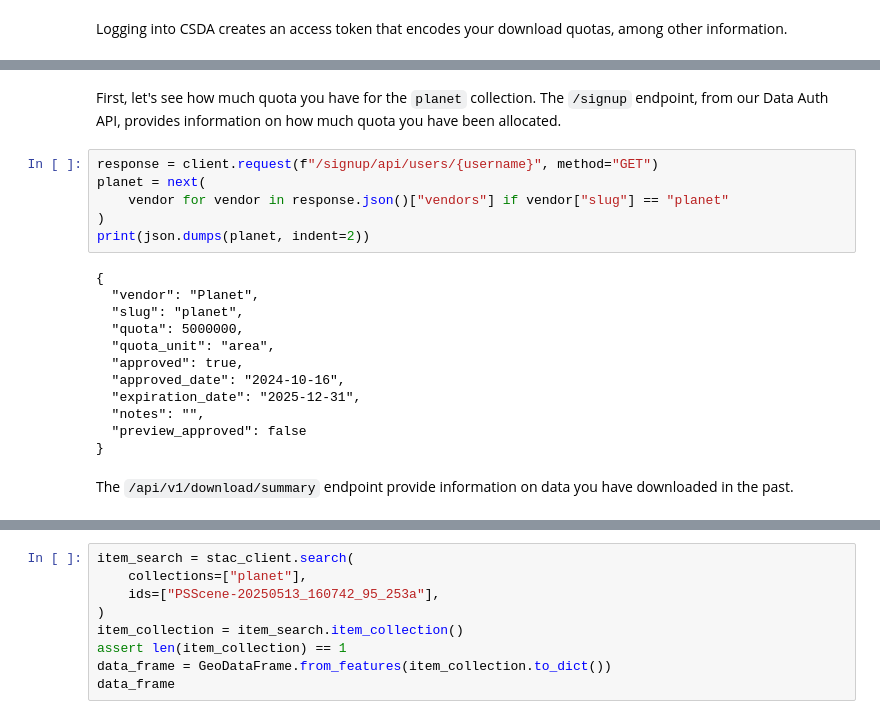
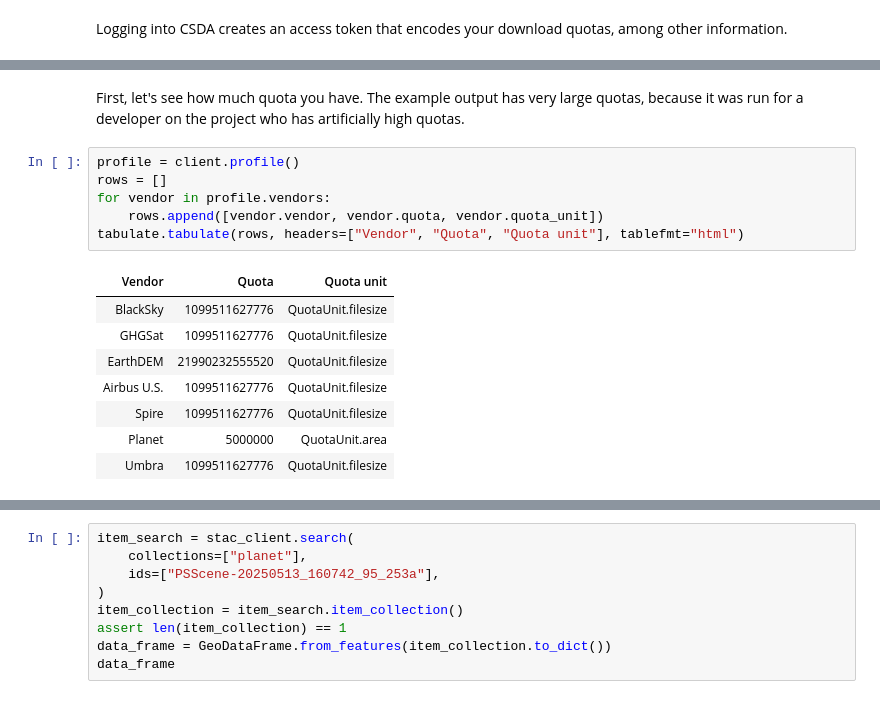
Before and after one commit to NASA-IMPACT/csda-client, a Jupyter notebook: docs/download.ipynb, the cells around one changed output, grey strips where cells are left out. Saved outputs shown, nothing was run; the diff lists cells and outputs as text.

```diff
--- a/docs/download.ipynb
+++ b/docs/download.ipynb
@@ -136,25 +135,20 @@ response.json()
 # %% [output]
 'Hello gadomski, you have a valid token!'
 # %% [markdown]
-First, let's see how much quota you have for the `planet` collection.
-The `/signup` endpoint, from our Data Auth API, provides information on how much quota you have been allocated.
+First, let's see how much quota you have.
+The example output has very large quotas, because it was run for a developer on the project who has artificially high quotas.
 # %%
-response = client.request(f"/signup/api/users/{username}", method="GET")
-planet = next(
-    vendor for vendor in response.json()["vendors"] if vendor["slug"] == "planet"
-)
-print(json.dumps(planet, indent=2))
+profile = client.profile()
+rows = []
+for vendor in profile.vendors:
+    rows.append([vendor.vendor, vendor.quota, vendor.quota_unit])
+tabulate.tabulate(rows, headers=["Vendor", "Quota", "Quota unit"], tablefmt="html")
 # %% [output]
-{
-  "vendor": "Planet",
-  "slug": "planet",
-  "quota": 5000000,
-  "quota_unit": "area",
-  "approved": true,
-  "approved_date": "2024-10-16",
-  "expiration_date": "2025-12-31",
-  "notes": "",
-  "preview_approved": false
-}
+| Vendor | Quota | Quota unit |
+| BlackSky | 1099511627776 | QuotaUnit.filesize |
+| GHGSat | 1099511627776 | QuotaUnit.filesize |
+| EarthDEM | 21990232555520 | QuotaUnit.filesize |
+| Airbus U.S. | 1099511627776 | QuotaUnit.filesize |
+| Spire | 1099511627776 | QuotaUnit.filesize |
+| Planet | 5000000 | QuotaUnit.area |
+| Umbra | 1099511627776 | QuotaUnit.filesize |
-# %% [markdown]
-The `/api/v1/download/summary` endpoint provide information on data you have downloaded in the past.
```
Also changed, not shown: parts of 7 cells of this notebook, 11 other files.
